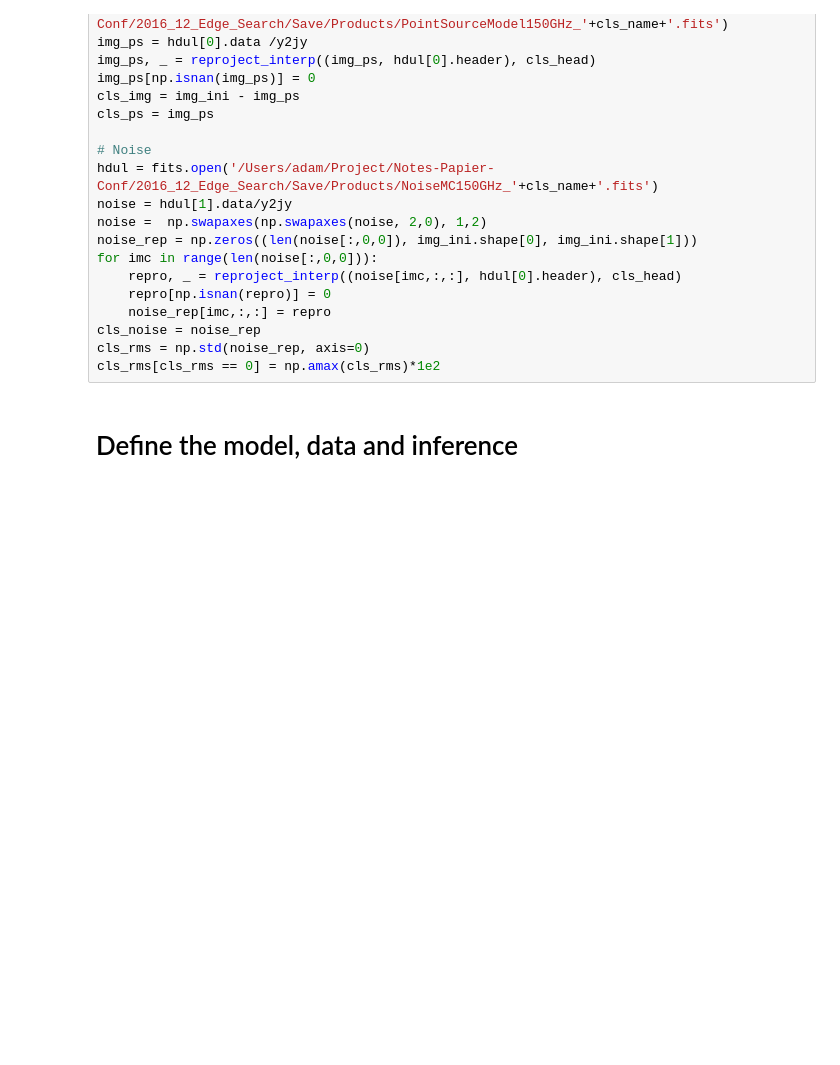
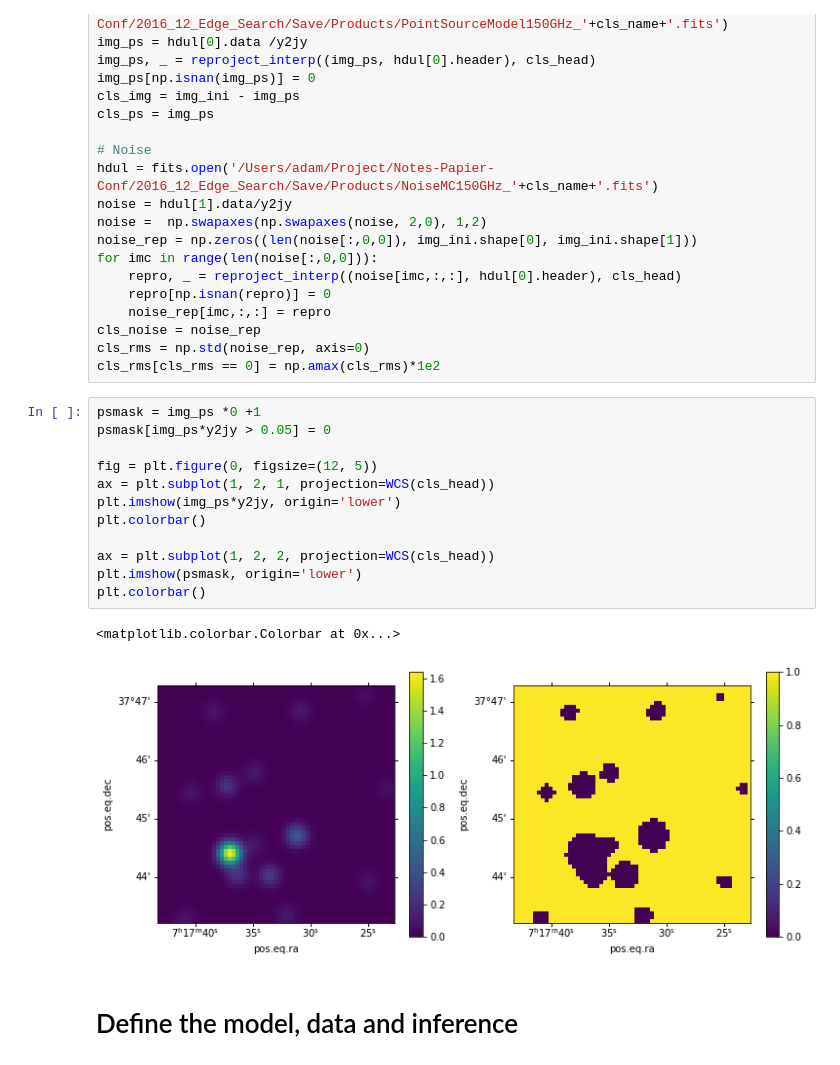
Before and after one commit to remi-adam/pitszi, a Jupyter notebook: notebook/pitszi_application_MACSJ0717.ipynb, the cells around one changed output. Saved outputs shown, nothing was run; the diff lists cells and outputs as text; blank space fills up the shorter version.

```diff
--- a/notebook/pitszi_application_MACSJ0717.ipynb
+++ b/notebook/pitszi_application_MACSJ0717.ipynb
@@ -100,6 +100,21 @@ for imc in range(len(noise[:,0,0])):
 cls_noise = noise_rep
 cls_rms = np.std(noise_rep, axis=0)
 cls_rms[cls_rms == 0] = np.amax(cls_rms)*1e2
+# %%
+psmask = img_ps *0 +1
+psmask[img_ps*y2jy > 0.05] = 0
+
+fig = plt.figure(0, figsize=(12, 5))
+ax = plt.subplot(1, 2, 1, projection=WCS(cls_head))
+plt.imshow(img_ps*y2jy, origin='lower')
+plt.colorbar()
+
+ax = plt.subplot(1, 2, 2, projection=WCS(cls_head))
+plt.imshow(psmask, origin='lower')
+plt.colorbar()
+# %% [output]
+<matplotlib.colorbar.Colorbar at 0x...>
+[figure, added]
 # %% [markdown]
 # Define the model, data and inference
 # %%
```
Also changed, not shown: parts of 1 cell of this notebook, 5 other files.
